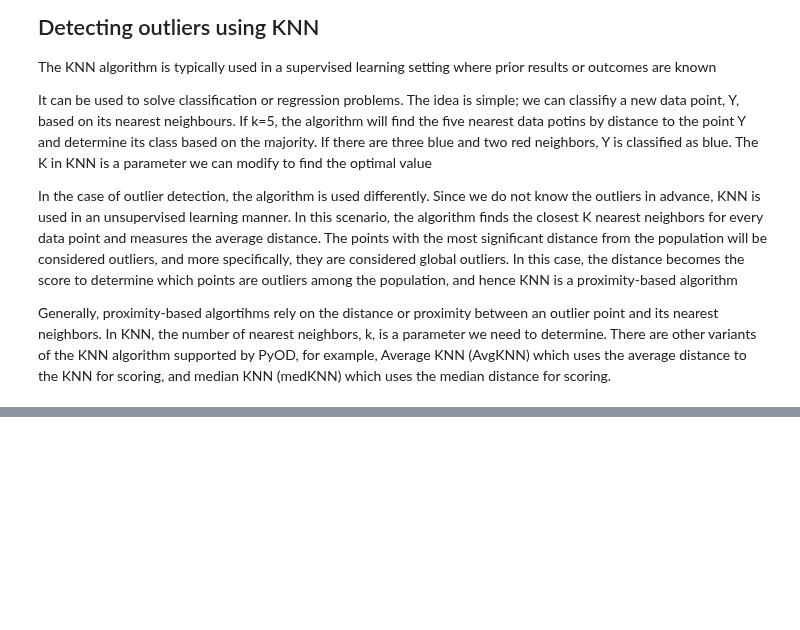
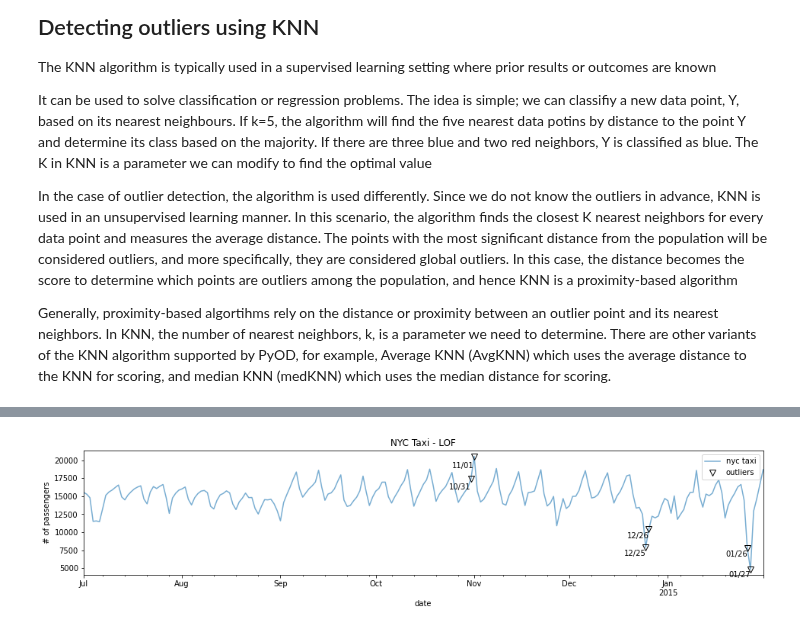
Before and after one commit to LaurbergMJ/TimeSeriesAnalysisWithPythonCookbook, a Jupyter notebook: Ch14.ipynb, the cells around one changed output, grey strips where cells are left out. Drawn from its saved outputs; the diff is of its cells as text; code cells hidden in the pictures; blank space fills up the shorter version.

```diff
--- a/Ch14.ipynb
+++ b/Ch14.ipynb
@@ -85,0 +256,6 @@ Generally, proximity-based algortihms rely on the distance or proximity between
+# %%
+# Print with the labels
+
+plot_outliers(outliers, tx, 'LOF', labels=True)
+# %% [output]
+[figure, added]
```
Also changed, not shown: parts of 22 cells of this notebook.
